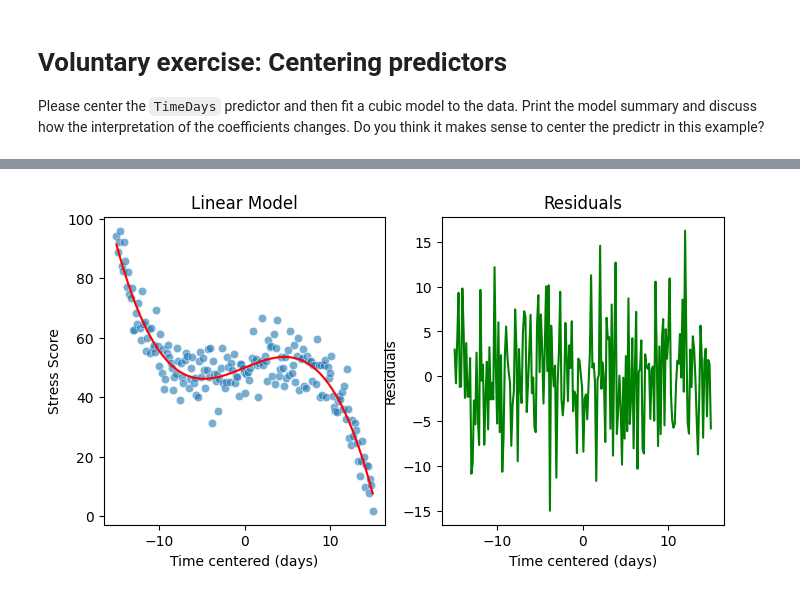
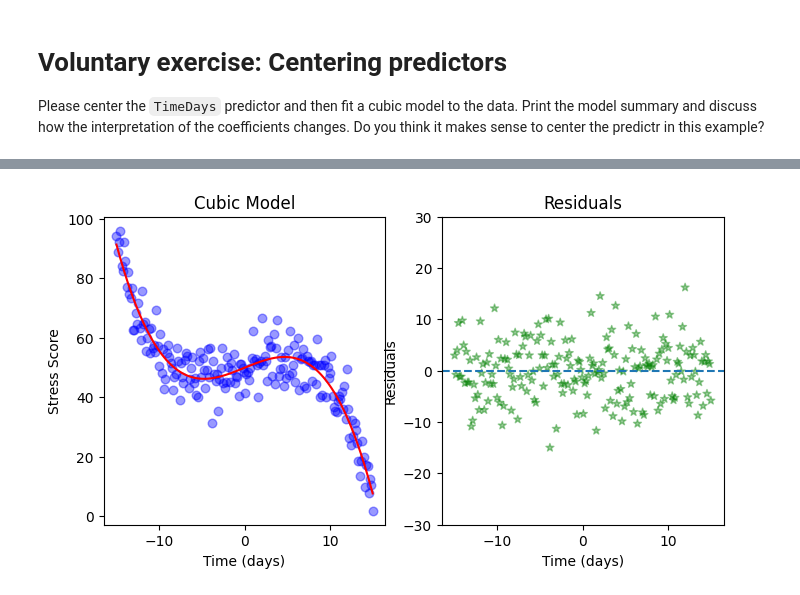
Before and after one commit to mibur1/psy111, a Jupyter notebook: book/statistics/8_Polynomial_Reg/3_Exercises.ipynb, the cells around one changed output, grey strips where cells are left out. Saved outputs shown, nothing was run; the diff lists cells and outputs as text; code cells hidden in the pictures.

Commit message:
Changed visualization of exercise solutions

```diff
--- a/book/statistics/8_Polynomial_Reg/3_Exercises.ipynb
+++ b/book/statistics/8_Polynomial_Reg/3_Exercises.ipynb
@@ -172,11 +176,13 @@ print(model_fit.summary())
 # Plot the data
 fig, ax = plt.subplots(1,2, figsize=(8, 4))
 
-sns.scatterplot(x=days_centered, y=stress, alpha=0.6, ax=ax[0])
+ax[0].scatter(days_centered, stress, color='blue', alpha=0.4, marker='o', s=38)                    # Alternatively you can use sns.scatterplot() as you saw in previous sections
 ax[0].plot(days_centered, predictions, color='red')
-ax[0].set(xlabel='Time centered (days)', ylabel='Stress Score', title="Linear Model")
-ax[1].plot(days_centered, residuals, color='green')
-ax[1].set(xlabel='Time centered (days)', ylabel='Residuals', title="Residuals")
+ax[0].set(xlabel='Time (days)', ylabel='Stress Score', title="Cubic Model")
+ax[1].scatter(days_centered, residuals, color='green', alpha=0.4 ,linestyle='', marker='*')
+ax[1].set(xlabel='Time (days)', ylabel='Residuals', title="Residuals")
+ax[1].axhline(0, linestyle='--')
+ax[1].set_ylim(-30, 30)
 
 plt.show()
 # %% [output]
@@ -190,11 +196,11 @@ Time:                        20:06:19   Log-Likelihood:                -626.06
 No. Observations:                 200   AIC:                             1260.
 Df Residuals:                     196   BIC:                             1273.
 Df Model:                           3
 Covariance Type:            nonrobust
 ==============================================================================
 ... (13 lines left out)
 Notes:
 [1] Standard Errors assume that the covariance matrix of the errors is correctly specified.
 [2] The condition number is large, 1.94e+03. This might indicate that there are
 strong multicollinearity or other numerical problems.
-[figure, old version]
+[figure, new version]
```
Also changed, not shown: parts of 4 cells of this notebook.
